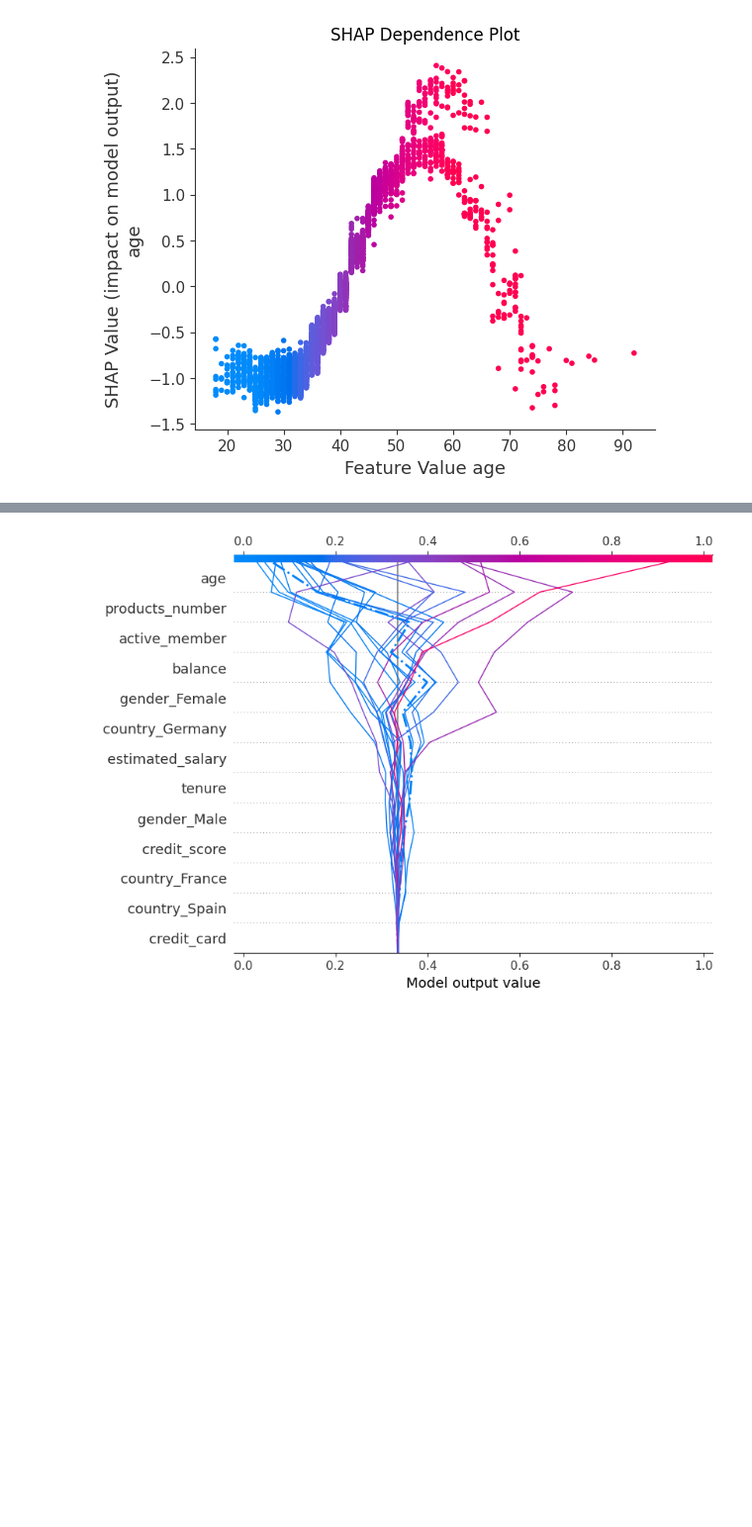
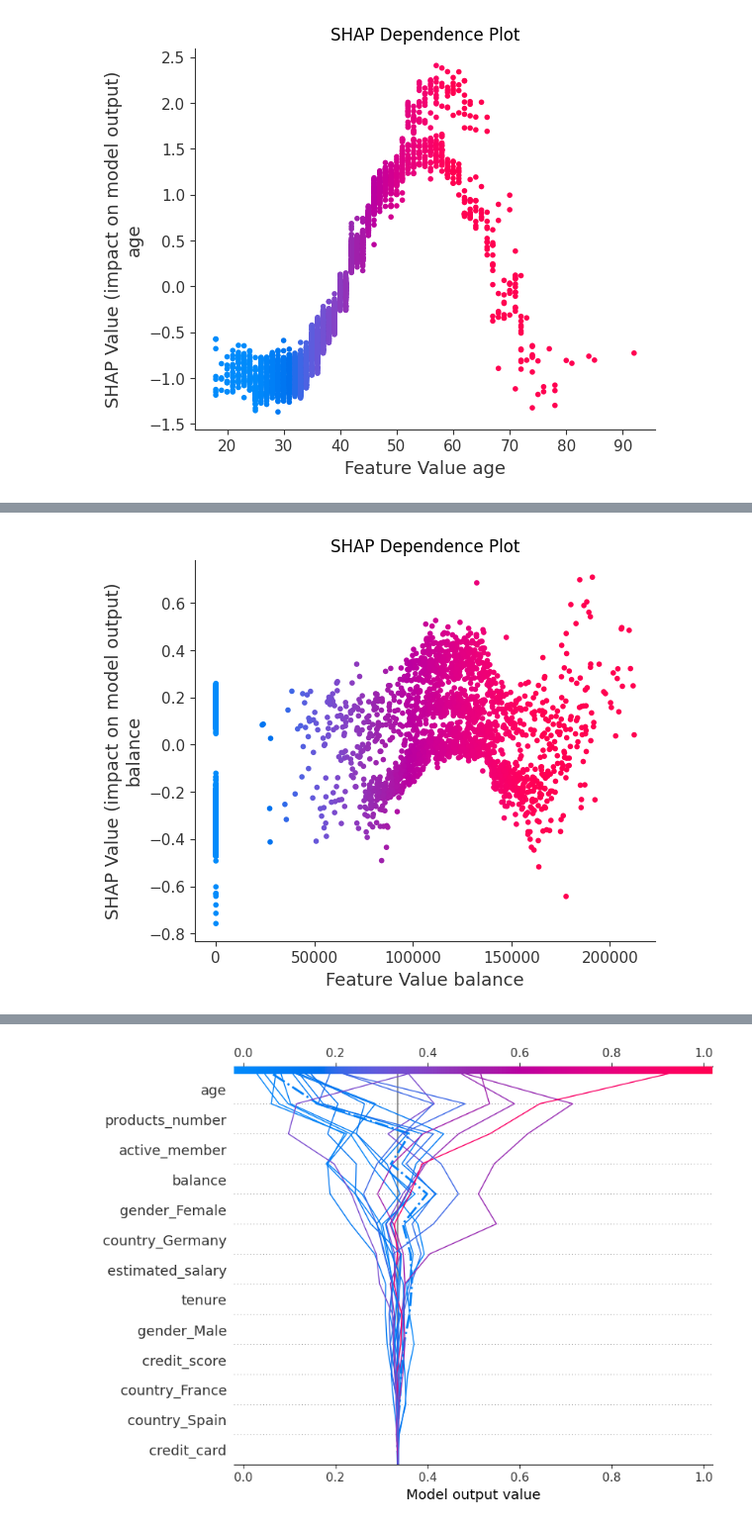
Before and after one commit to MarBry111/wit_2024_xai, a Jupyter notebook: 04_SHAP.ipynb, the cells around one changed output, grey strips where cells are left out. Shown at 99% size. Cells and saved outputs as stored; diff of their text form; code cells hidden in the pictures; blank space fills up the shorter version.

```diff
--- a/04_SHAP.ipynb
+++ b/04_SHAP.ipynb
@@ -148,0 +151,10 @@ plt.show()
+# %%
+# Visualize dependence plot for a specific feature
+feature_name = 'balance'  # Specify the feature you want to analyze
+shap.dependence_plot(feature_name, shap_values, X_test_num, interaction_index='balance', show=False)
+plt.title("SHAP Dependence Plot")
+plt.xlabel(f"Feature Value {feature_name}")
+plt.ylabel(f"SHAP Value (impact on model output)\n{feature_name}")
+plt.show()
+# %% [output]
+[figure, added]
```
Also changed, not shown: parts of 21 cells of this notebook.
